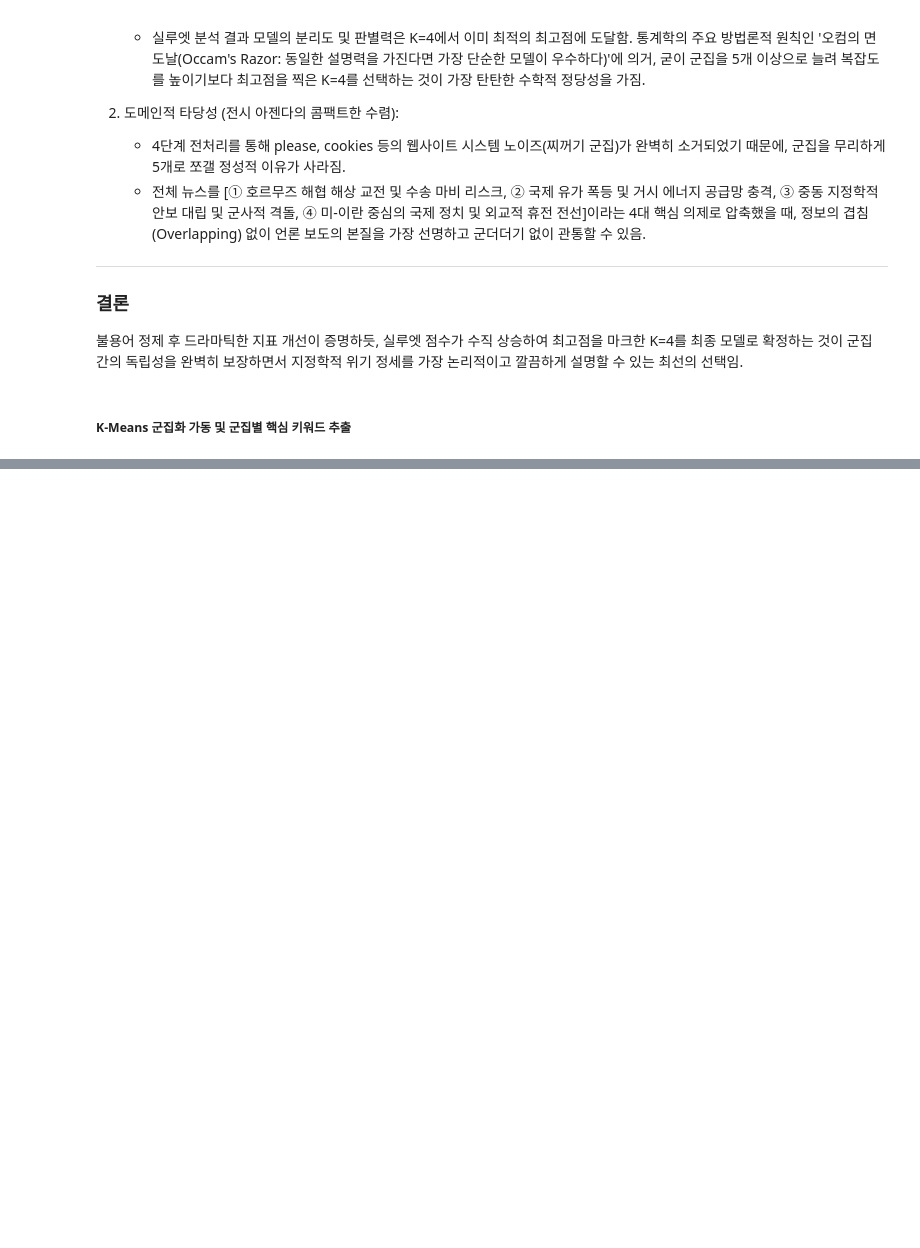
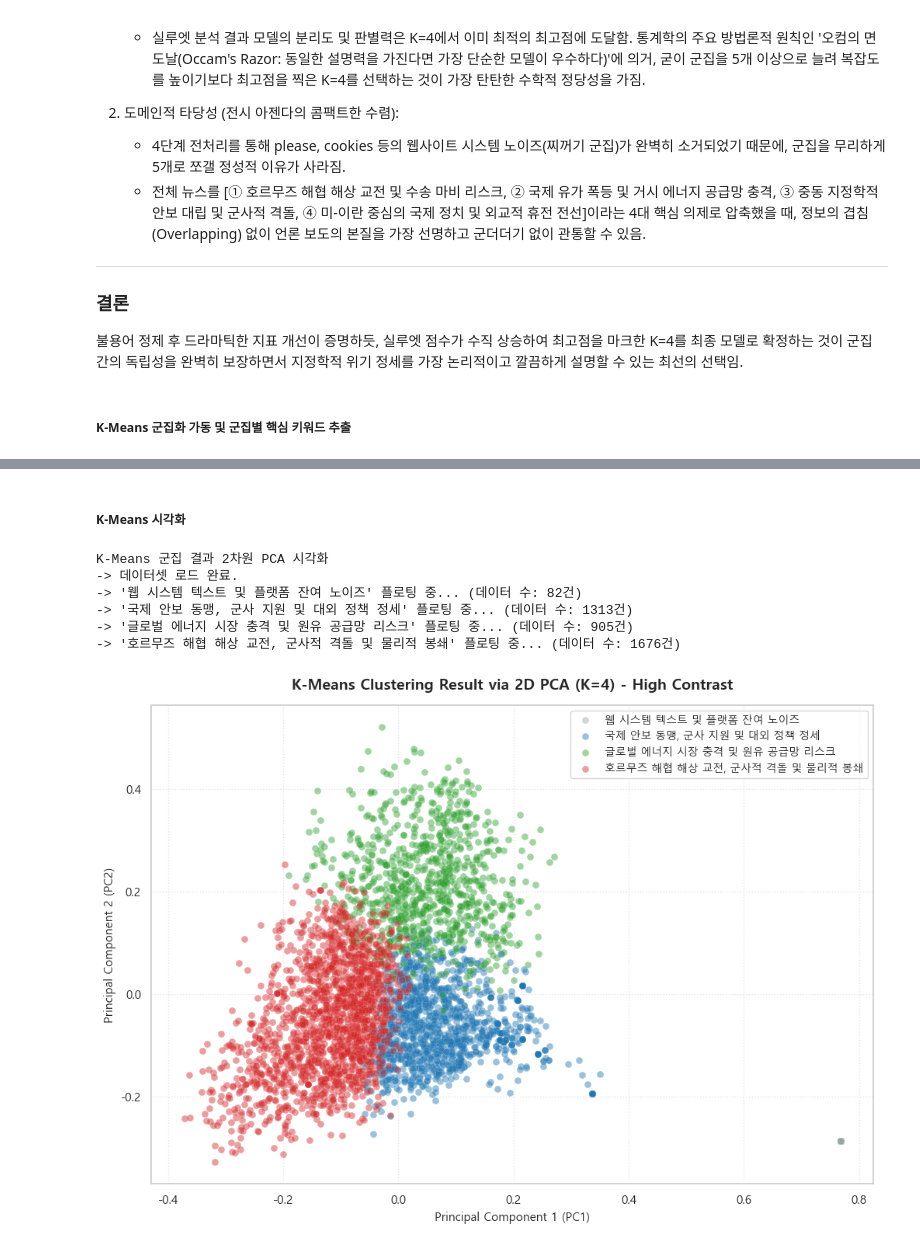
Before and after one commit to taehatae/Crawling_practice, a Jupyter notebook: 기말고사프로젝트/기말고사프로젝트_황태하.ipynb, the cells around one changed output, grey strips where cells are left out. Cells and saved outputs as stored; diff of their text form; code cells hidden in the pictures; blank space fills up the shorter version.

Commit message:
K-Means 마크다운

```diff
--- a/기말고사프로젝트/기말고사프로젝트_황태하.ipynb
+++ b/기말고사프로젝트/기말고사프로젝트_황태하.ipynb
@@ -1103,0 +1148,78 @@ K-Means 군집화(K=5) 및 군집별 핵심 의제 추출
+# %% [markdown]
+##### K-Means 시각화
+# %%
+import pandas as pd
+import numpy as np
+import matplotlib.pyplot as plt
+import seaborn as sns
+from sklearn.feature_extraction.text import TfidfVectorizer
+from sklearn.decomposition import PCA
+
+print("K-Means 군집 결과 2차원 PCA 시각화")
+
+# 1. 데이터셋 로드
+try:
+    df_total = pd.read_csv('global_news_clustered_2026.csv')
+    df_total['cleaned_content'] = df_total['cleaned_content'].fillna('')
+    print("-> 데이터셋 로드 완료.")
+except FileNotFoundError:
+    print("-> 'global_news_clustered_2026.csv' 파일이 존재하지 않습니다.")
+
+# 2. TF-IDF 변환 및 PCA 차원 축소
+vectorizer = TfidfVectorizer(max_features=1500)
+tfidf_matrix = vectorizer.fit_transform(df_total['cleaned_content'])
+
+pca = PCA(n_components=2, random_state=42)
+pca_transformed = pca.fit_transform(tfidf_matrix.toarray())
+
+df_total['pca_x'] = pca_transformed[:, 0]
+df_total['pca_y'] = pca_transformed[:, 1]
+
+# 3. 한글 폰트 설정
+plt.rcParams['font.family'] = 'Malgun Gothic'
+plt.rcParams['axes.unicode_minus'] = False
+
+plt.figure(figsize=(12, 8))
+
+# 4. 고대비 팔레트 정의
+cluster_colors = {
+    "웹 시스템 텍스트 및 플랫폼 잔여 노이즈": "#95a5a6",
+    "국제 안보 동맹, 군사 지원 및 대외 정책 정세": "#1f77b4",
+    "글로벌 에너지 시장 충격 및 원유 공급망 리스크": "#2ca02c",
+    "호르무즈 해협 해상 교전, 군사적 격돌 및 물리적 봉쇄": "#d62728"
+}
+
+# 5. 산점도 플롯 생성
+for cluster_name, color in cluster_colors.items():
+    cluster_data = df_total[df_total['cluster_name'] == cluster_name]
+
+    print(f"-> '{cluster_name}' 플로팅 중... (데이터 수: {len(cluster_data)}건)")
+
+    plt.scatter(
+        cluster_data['pca_x'],
+        cluster_data['pca_y'],
+        color=color,
+        label=cluster_name,
+        alpha=0.45,
+        edgecolors='w',
+        linewidth=0.15,
+        s=40
+    )
+
+plt.title('K-Means Clustering Result via 2D PCA (K=4) - High Contrast', fontsize=14, fontweight='bold', pad=15)
+plt.xlabel('Principal Component 1 (PC1)', fontsize=11)
+plt.ylabel('Principal Component 2 (PC2)', fontsize=11)
+plt.legend(loc='upper right', fontsize=10, frameon=True)
+plt.grid(True, linestyle=':', alpha=0.5)
+
+PCA_IMAGE_NAME = 'kmeans_pca_scatter_fixed.png'
+plt.savefig(PCA_IMAGE_NAME, dpi=300, bbox_inches='tight')
+plt.show()
+# %% [output]
+K-Means 군집 결과 2차원 PCA 시각화
+-> 데이터셋 로드 완료.
+-> '웹 시스템 텍스트 및 플랫폼 잔여 노이즈' 플로팅 중... (데이터 수: 82건)
+-> '국제 안보 동맹, 군사 지원 및 대외 정책 정세' 플로팅 중... (데이터 수: 1313건)
+-> '글로벌 에너지 시장 충격 및 원유 공급망 리스크' 플로팅 중... (데이터 수: 905건)
+-> '호르무즈 해협 해상 교전, 군사적 격돌 및 물리적 봉쇄' 플로팅 중... (데이터 수: 1676건)
+[figure, added]
```
Also changed, not shown: parts of 3 cells of this notebook.
